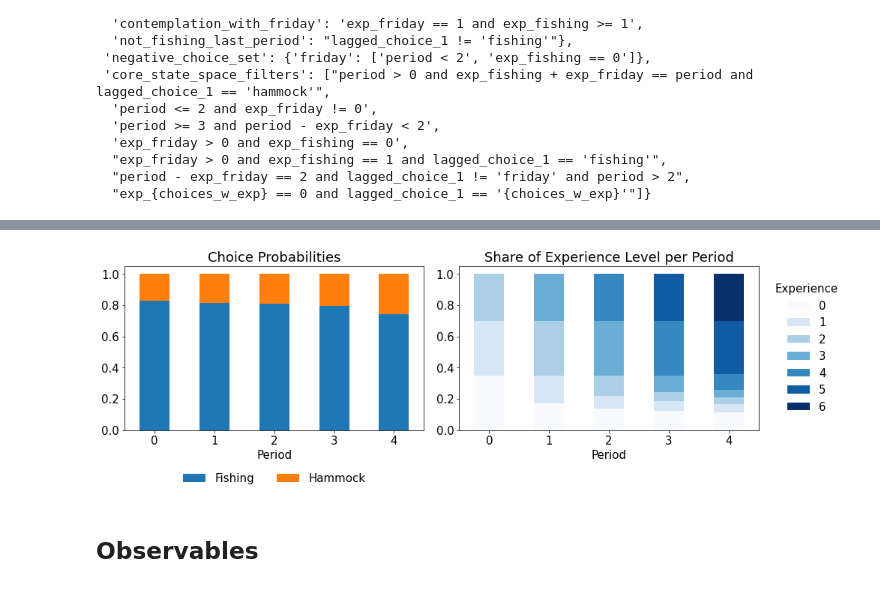
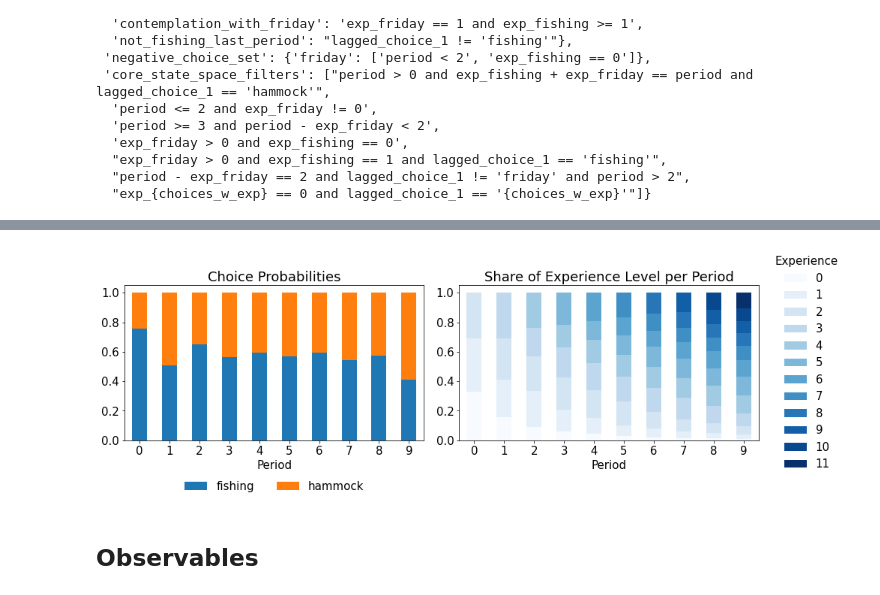
Before and after one commit to MaxBlesch/respy_tutorial, a Jupyter notebook: respy_tutorial.ipynb, the cells around one changed output, grey strips where cells are left out. Drawn from its saved outputs; the diff is of its cells as text; code cells hidden in the pictures.

```diff
--- a/respy_tutorial.ipynb
+++ b/respy_tutorial.ipynb
@@ -112,8 +110,8 @@ params_basic
 # %% [markdown]
 The `params` object is complemented with `options` which contains additional information.
 # %%
-options = yaml.safe_load(open("option_files/options_basic.yml"))
-options
+options_basic = yaml.safe_load(open("option_files/options_basic.yml"))
+options_basic
 # %% [output]
 {'n_periods': 10,
  'simulation_agents': 1000,
@@ -229,2 +261,3 @@ sns.heatmap(data, cmap="Blues", annot=True)
 # %%
-model_spec =  pd.read_csv("params_files/robinson_crusoe_basic.csv", with_data=False)
+params_basic = pd.read_csv("params_files/robinson_crusoe_basic.csv", index_col=["category", "name"])
+params_basic
@@ -231,5 +276,6 @@ model_spec =  pd.read_csv("params_files/robinson_crusoe_basic.csv", with_data=Fa
 # %%
-model_spec_exp = model_spec.copy()
-model_spec_exp.loc[("initial_exp_fishing_0", "probability"), "value"] = 0.33
-model_spec_exp.loc[("initial_exp_fishing_1", "probability"), "value"] = 0.33
-model_spec_exp.loc[("initial_exp_fishing_2", "probability"), "value"] = 0.34
+params_initial_exp = params_basic.copy()
+params_initial_exp.loc[("initial_exp_fishing_0", "probability"), "value"] = 0.33
+params_initial_exp.loc[("initial_exp_fishing_1", "probability"), "value"] = 0.33
+params_initial_exp.loc[("initial_exp_fishing_2", "probability"), "value"] = 0.34
+params_initial_exp
@@ -260,0 +297,3 @@ plot_choice_probabilities_and_experience_level(df)
+# %%
+simulate = rp.get_simulate_func(params_initial_exp, options_basic)
+df_exp = simulate(params_initial_exp)
@@ -261,7 +304,7 @@ plot_choice_probabilities_and_experience_level(df)
 # %%
-plot_choice_probabilities_and_experience_level(df_exp)
+plot_choice_prob_and_exp_level(df_exp)
 # %% [output]
-[figure, old version]
+[figure, new version]
 # %% [markdown]
 ## Observables
 # %% [markdown]
```
Also changed, not shown: parts of 42 cells of this notebook, 2 other files.
